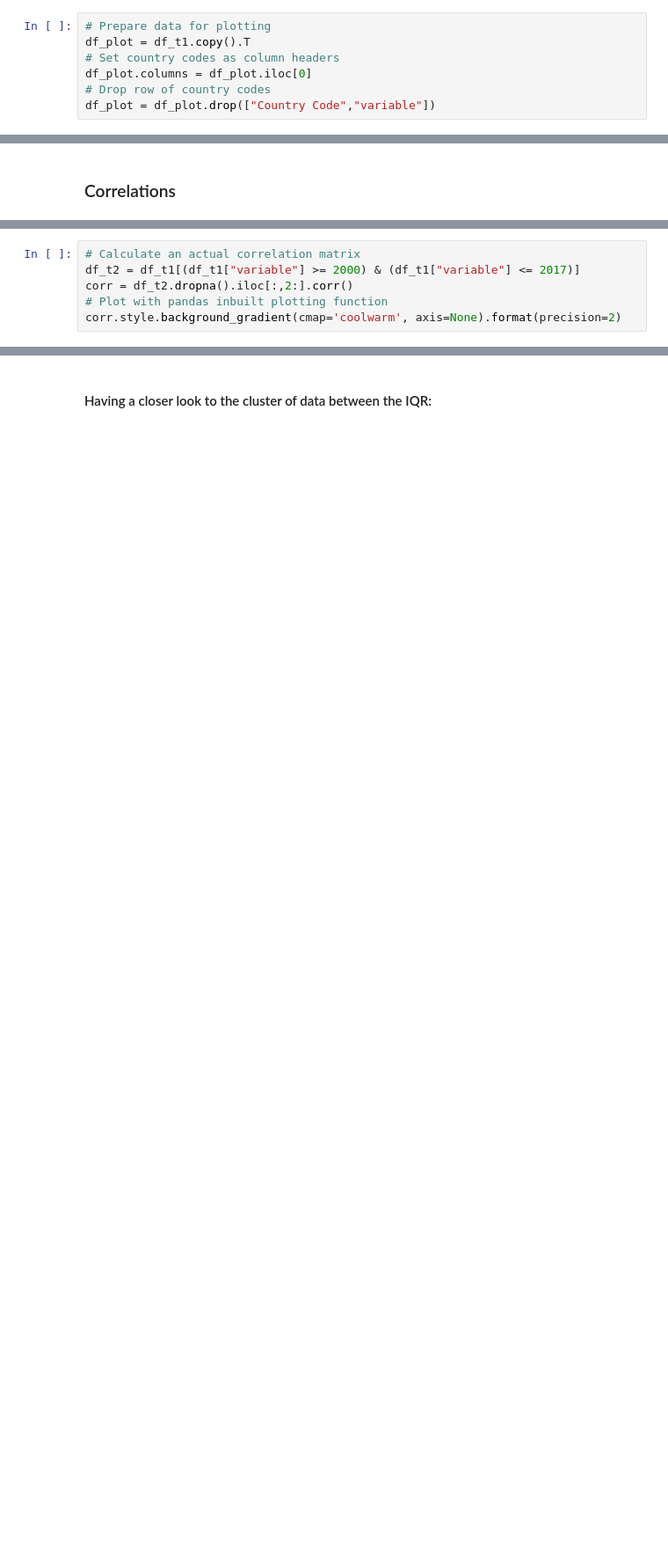
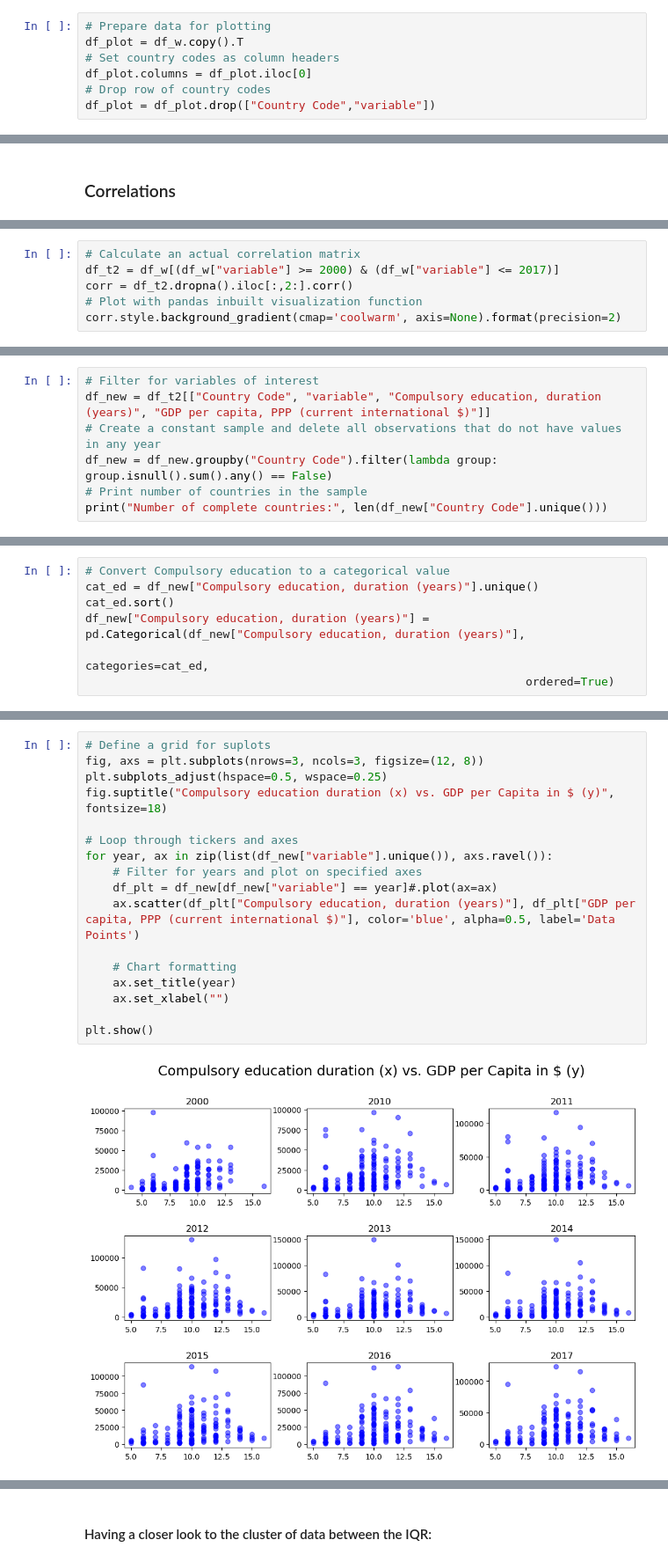
Before and after one commit to MatiasBorrellH/Live_Coding_Challenge, a Jupyter notebook: live_code.ipynb, the cells around one changed output, grey strips where cells are left out. Shown: that part at 88% size. Drawn from its saved outputs; the diff is of its cells as text; blank space fills up the shorter version.

```diff
--- a/live_code.ipynb
+++ b/live_code.ipynb
@@ -132,6 +133,6 @@ df_t1
 # %%
 # Prepare data for plotting
-df_plot = df_t1.copy().T
+df_plot = df_w.copy().T
 # Set country codes as column headers
 df_plot.columns = df_plot.iloc[0]
 # Drop row of country codes
@@ -224,8 +225,8 @@ corr.style.background_gradient(cmap='coolwarm', axis=None).format(precision=2)
 # %%
 # Calculate an actual correlation matrix
-df_t2 = df_t1[(df_t1["variable"] >= 2000) & (df_t1["variable"] <= 2017)]
+df_t2 = df_w[(df_w["variable"] >= 2000) & (df_w["variable"] <= 2017)]
 corr = df_t2.dropna().iloc[:,2:].corr()
-# Plot with pandas inbuilt plotting function
+# Plot with pandas inbuilt visualization function
 corr.style.background_gradient(cmap='coolwarm', axis=None).format(precision=2)
 # %% [output]
 | Series Name | Adjusted savings: education expen... | Compulsory education, duration (y... | GDP (current US$) | GDP per capita, PPP (current inte... | ... |
@@ -243,0 +249,7 @@ corr.style.background_gradient(cmap='coolwarm', axis=None).format(precision=2)
+# %%
+# Filter for variables of interest
+df_new = df_t2[["Country Code", "variable", "Compulsory education, duration (years)", "GDP per capita, PPP (current international $)"]]
+# Create a constant sample and delete all observations that do not have values in any year
+df_new = df_new.groupby("Country Code").filter(lambda group: group.isnull().sum().any() == False)
+# Print number of countries in the sample
+print("Number of complete countries:", len(df_new["Country Code"].unique()))
@@ -243,0 +258,7 @@ corr.style.background_gradient(cmap='coolwarm', axis=None).format(precision=2)
+# %%
+# Convert Compulsory education to a categorical value
+cat_ed = df_new["Compulsory education, duration (years)"].unique()
+cat_ed.sort()
+df_new["Compulsory education, duration (years)"] = pd.Categorical(df_new["Compulsory education, duration (years)"],
+                                                                categories=cat_ed,
+                                                                ordered=True)
@@ -243,0 +267,19 @@ corr.style.background_gradient(cmap='coolwarm', axis=None).format(precision=2)
+# %%
+# Define a grid for suplots
+fig, axs = plt.subplots(nrows=3, ncols=3, figsize=(12, 8))
+plt.subplots_adjust(hspace=0.5, wspace=0.25)
+fig.suptitle("Compulsory education duration (x) vs. GDP per Capita in $ (y)", fontsize=18)
+
+# Loop through tickers and axes
+for year, ax in zip(list(df_new["variable"].unique()), axs.ravel()):
+    # Filter for years and plot on specified axes
+    df_plt = df_new[df_new["variable"] == year]#.plot(ax=ax)
+    ax.scatter(df_plt["Compulsory education, duration (years)"], df_plt["GDP per capita, PPP (current international $)"], color='blue', alpha=0.5, label='Data Points')
+
+    # Chart formatting
+    ax.set_title(year)
+    ax.set_xlabel("")
+
+plt.show()
+# %% [output]
+[figure, added]
```
Also changed, not shown: parts of 29 cells of this notebook, 4 other files.
